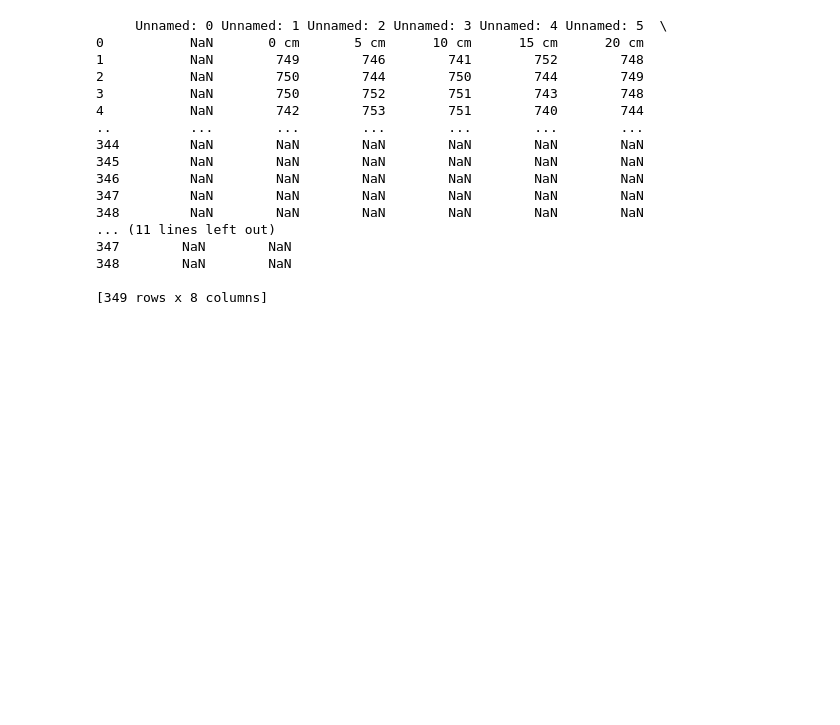
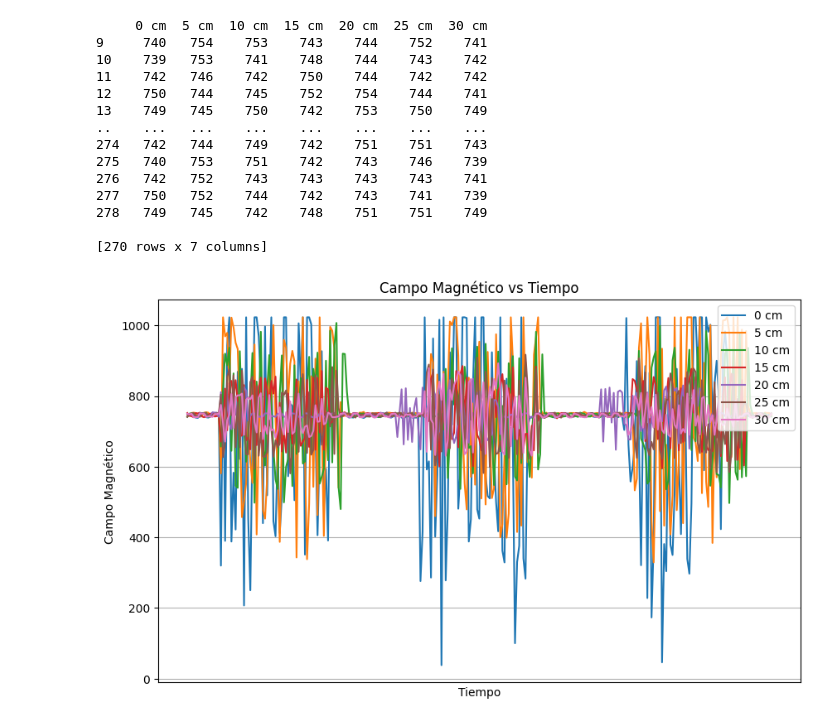
Before and after one commit to Hdavid1123/F-sica-Experimental-II-2024-1, a Jupyter notebook: Proyecto_Final/magneticfield.ipynb, the cells around one changed output. Cells and saved outputs as stored; diff of their text form; code cells hidden in the pictures; blank space fills up the shorter version.

Commit message:
Gráfica campo magnetico vs tiempo

```diff
--- a/Proyecto_Final/magneticfield.ipynb
+++ b/Proyecto_Final/magneticfield.ipynb
@@ -2,23 +2,43 @@
 import pandas as pd
 import matplotlib.pyplot as plt
 # %%
-df_Magn = pd.read_csv(r'C:\Users\samue\F-sica-Experimental-II-2024-1-1\Proyecto_Final\DataHallSensor.csv')
-print(df_Magn)
+df = pd.read_csv(r'C:\Users\samue\F-sica-Experimental-II-2024-1-1\Proyecto_Final\DataHallSensor.csv')
+print(df[9:])
 # %% [output]
-     Unnamed: 0 Unnamed: 1 Unnamed: 2 Unnamed: 3 Unnamed: 4 Unnamed: 5  \
-0           NaN       0 cm       5 cm      10 cm      15 cm      20 cm
-1           NaN        749        746        741        752        748
-2           NaN        750        744        750        744        749
-3           NaN        750        752        751        743        748
-4           NaN        742        753        751        740        744
-..          ...        ...        ...        ...        ...        ...
-344         NaN        NaN        NaN        NaN        NaN        NaN
-345         NaN        NaN        NaN        NaN        NaN        NaN
-346         NaN        NaN        NaN        NaN        NaN        NaN
-347         NaN        NaN        NaN        NaN        NaN        NaN
-348         NaN        NaN        NaN        NaN        NaN        NaN
-... (11 lines left out)
-347        NaN        NaN
-348        NaN        NaN
+     0 cm  5 cm  10 cm  15 cm  20 cm  25 cm  30 cm
+9     740   754    753    743    744    752    741
+10    739   753    741    748    744    743    742
+11    742   746    742    750    744    742    742
+12    750   744    745    752    754    744    741
+13    749   745    750    742    753    750    749
+..    ...   ...    ...    ...    ...    ...    ...
+274   742   744    749    742    751    751    743
+275   740   753    751    742    743    746    739
+276   742   752    743    743    743    743    741
+277   750   752    744    742    743    741    739
+278   749   745    742    748    751    751    749
 
-[349 rows x 8 columns]
+[270 rows x 7 columns]
+# %%
+#Gráfica de todas las distancias.
+
+plt.figure(figsize=(10, 6))
+
+# Graficar cada columna
+for column in df.columns:
+    plt.plot(df[column], label=column)
+
+# Ajustar etiquetas y título
+plt.xlabel('Tiempo')
+plt.ylabel('Campo Magnético')
+plt.title('Campo Magnético vs Tiempo')
+plt.legend(loc='upper right')
+
+# Quitar los números del eje x
+plt.xticks([])
+
+# Mostrar la gráfica
+plt.grid(True)
+plt.show()
+# %% [output]
+[figure, added]
```
Also changed, not shown: 1 other file.
